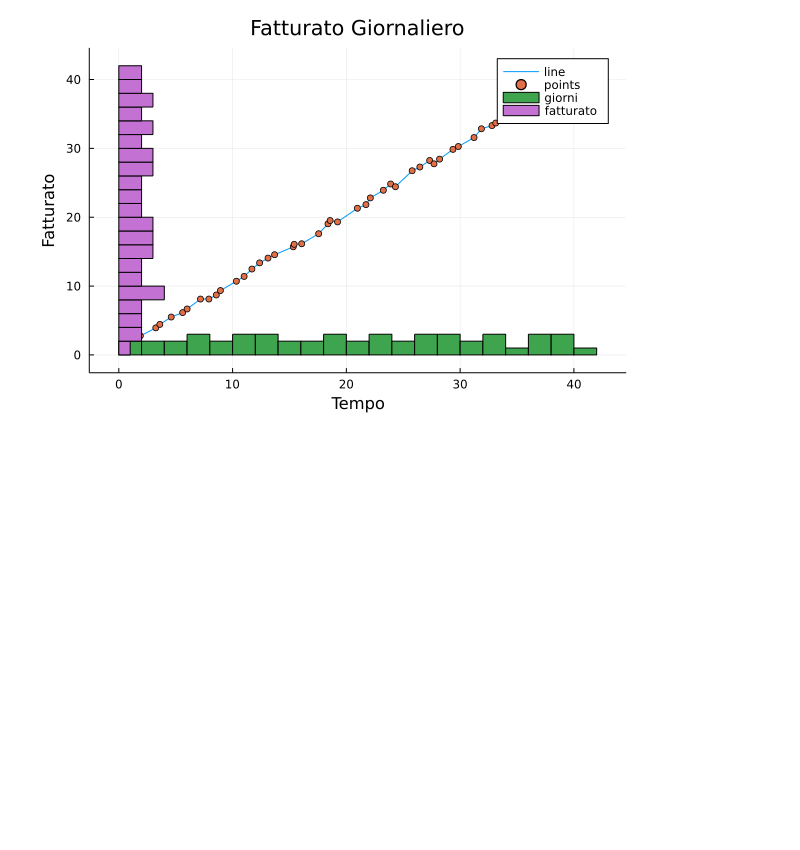
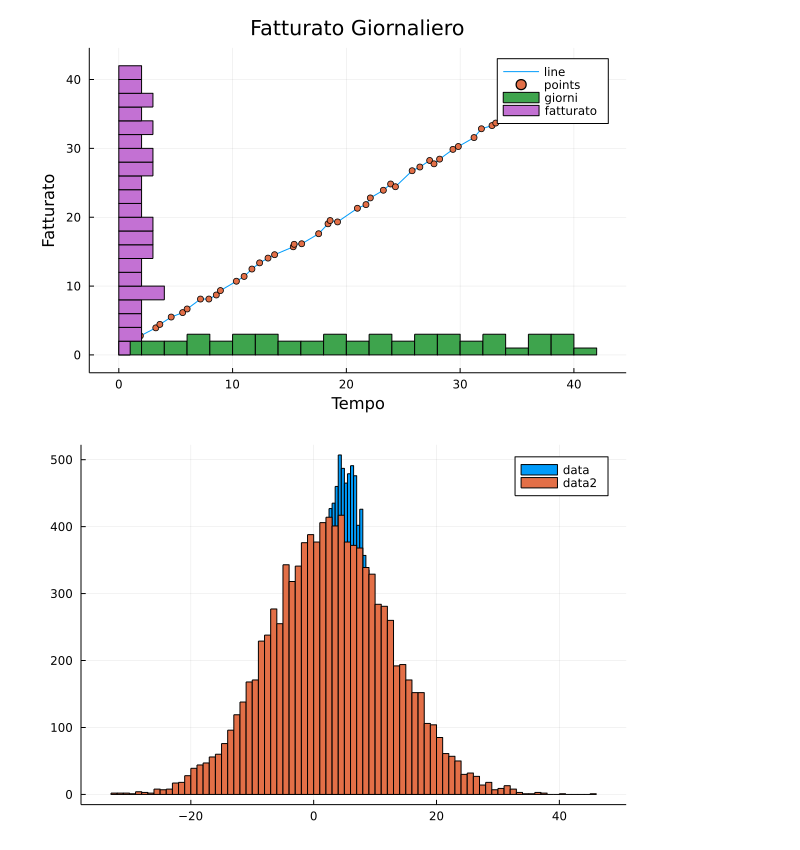
Before and after one commit to richardgu26zj/Julia_programming, a Jupyter notebook: Statistics_ML_1.ipynb, the cells around one changed output. Saved outputs shown, nothing was run; the diff lists cells and outputs as text; code cells hidden in the pictures; blank space fills up the shorter version.

Commit message:
git commit -m "new plots in ML notebook"

```diff
--- a/Statistics_ML_1.ipynb
+++ b/Statistics_ML_1.ipynb
@@ -52,3 +52,12 @@ histogram!(giorni, label = "giorni", bins = 20)
 histogram!(fatturato, label = "fatturato", bins = 20, orientation = :horizontal)
 # %% [output]
 [figure]
+# %%
+dist = Normal(5, 4);
+data = rand(dist, 10_000);
+data2 = rand(Normal(3,10), 10_000);
+# %%
+histogram(data, bins = 100, label = "data")
+histogram!(data2,bins = 100, label = "data2")
+# %% [output]
+[figure, added]
```
Also changed, not shown: parts of 1 cell of this notebook.
